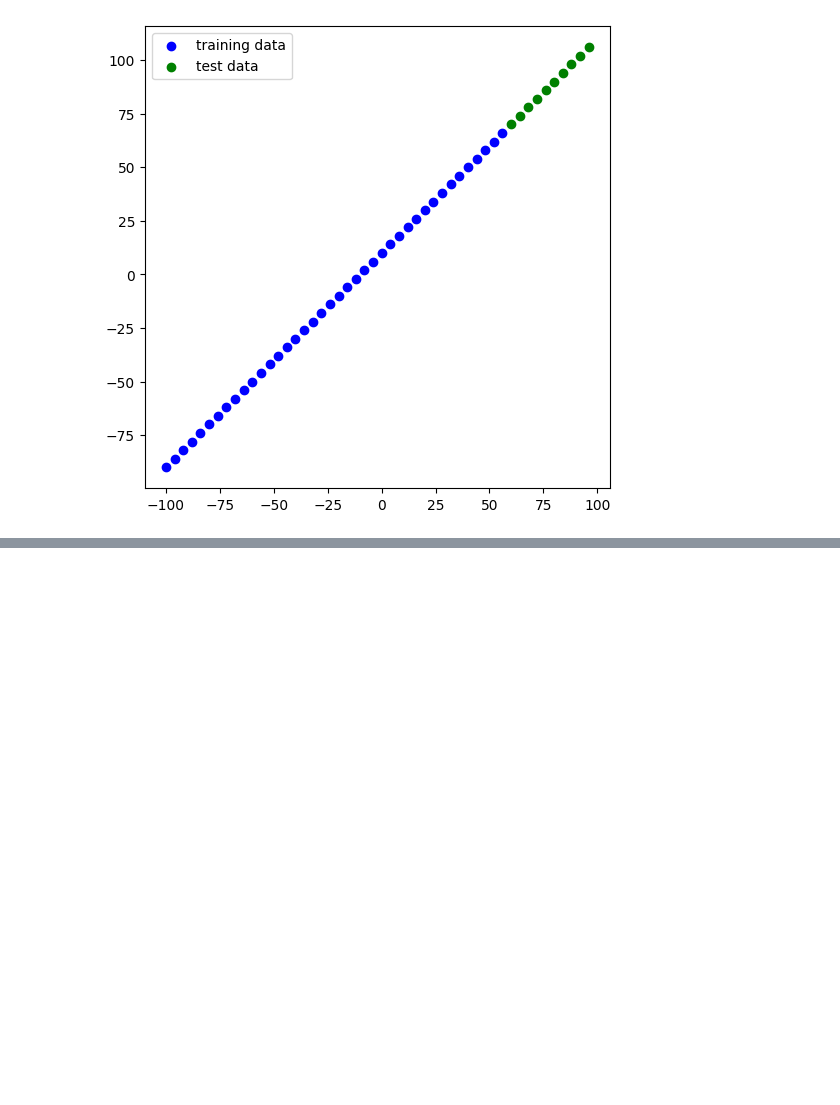
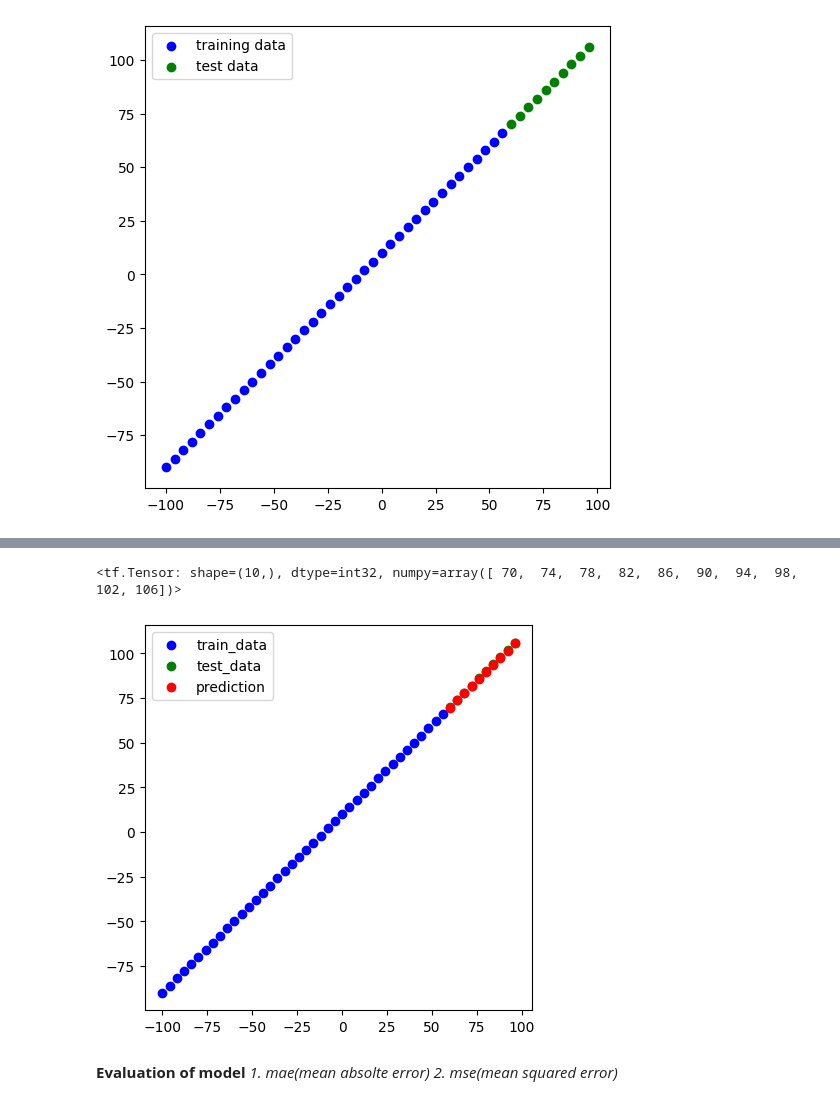
Before and after one commit to Phavour-EBEN/Personal-Deep-Learning-Lessons, a Jupyter notebook: 001_NN_Regression_Tensorflow/01_nn_regression_with_Tensor.ipynb, the cells around one changed output, grey strips where cells are left out. Drawn from its saved outputs; the diff is of its cells as text; code cells hidden in the pictures; blank space fills up the shorter version.

Commit message:
Adding an exercise notebook that contains three diffrernt model and evaluation

```diff
--- a/001_NN_Regression_Tensorflow/01_nn_regression_with_Tensor.ipynb
+++ b/001_NN_Regression_Tensorflow/01_nn_regression_with_Tensor.ipynb
@@ -157,0 +164,17 @@ plt.show()
+# %%
+# Building a new model with much more data
+tf.random.set_seed(42)
+
+model_2 = tf.keras.Sequential()
+model_2.add(tf.keras.layers.Dense(10, input_shape=[1]))
+model_2.add(tf.keras.layers.Dense(1, name='output_layer'))
+
+# compiling the model
+model_2.compile(
+    loss = tf.keras.losses.mae,
+    optimizer = tf.keras.optimizers.Adam(learning_rate=0.01),
+    metrics = ["mae"]
+)
+
+
+model_2.summary()
@@ -157,0 +197,2 @@ plt.show()
+# %%
+model_2.fit(x_train, y_train, epochs=100, verbose=1)
@@ -157,0 +226,3 @@ plt.show()
+# %%
+y_predict = model_2.predict(x_test)
+y_predict
@@ -157,0 +242,27 @@ plt.show()
+# %%
+y_test
+# %% [output]
+<tf.Tensor: shape=(10,), dtype=int32, numpy=array([ 70,  74,  78,  82,  86,  90,  94,  98, 102, 106])>
+# %%
+def plot_predictions(
+        train_data = x_train,
+        train_labels = y_train,
+        test_data  = x_test,
+        test_labels = y_test,
+        y_pred = y_predict
+    ):
+    plt.figure(figsize=(5,5))
+    plt.scatter(train_data, train_labels,c='b', label='train_data')
+    plt.scatter(test_data, test_labels, c='g', label='test_data')
+    plt.scatter(test_data, y_pred, c='r', label='prediction')
+
+    plt.legend()
+    plt.show()
+# %%
+plot_predictions()
+# %% [output]
+[figure, added]
+# %% [markdown]
+**Evaluation of model**
+*1. mae(mean absolte error)*
+*2. mse(mean squared error)*
```
Also changed, not shown: parts of 24 cells of this notebook, 1 other file.
